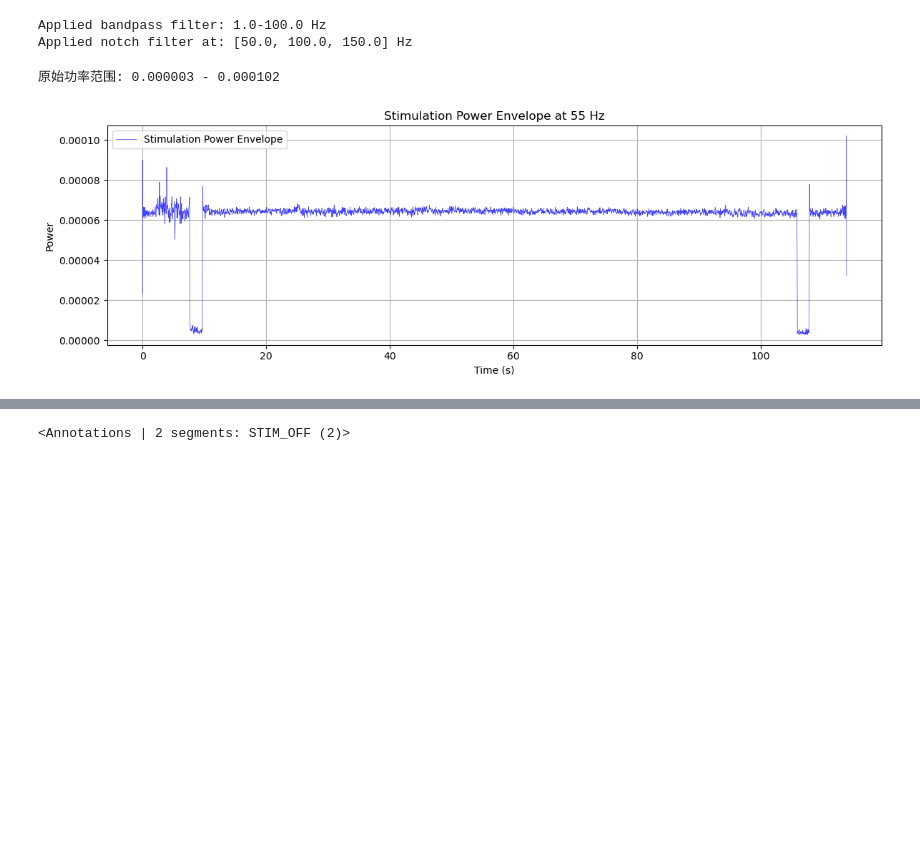
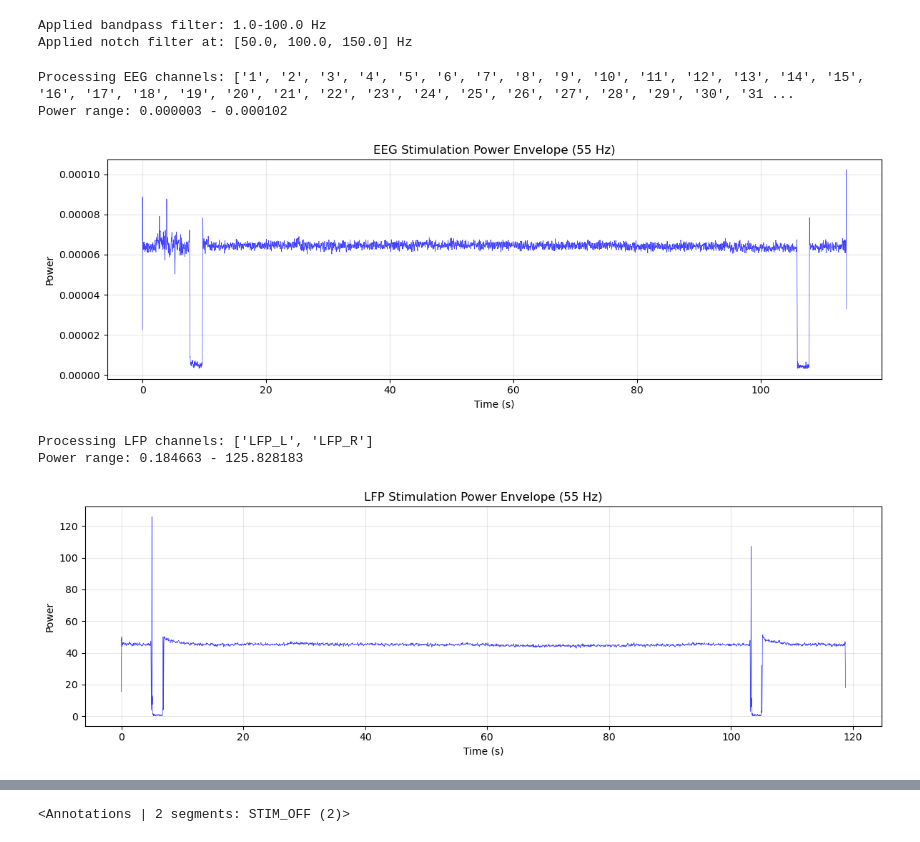
Before and after one commit to HanweiLiu-Viola/INF_WP3, a Jupyter notebook: notebooks/align_test.ipynb, the cells around one changed output, grey strips where cells are left out. Saved outputs shown, nothing was run; the diff lists cells and outputs as text; code cells hidden in the pictures; blank space fills up the shorter version.

```diff
--- a/notebooks/align_test.ipynb
+++ b/notebooks/align_test.ipynb
@@ -375,75 +379,99 @@ raw_eeg_prep = apply_preprocessing_filters(raw_eeg_prep, signal_type='eeg',
 Applied bandpass filter: 1.0-100.0 Hz
 Applied notch filter at: [50.0, 100.0, 150.0] Hz
 # %%
-def extract_stim_power_envelope(raw_eeg, stim_freq=130.0, freq_tolerance=3, plot=True):
+def extract_stim_power_envelope(raw, stim_freq=55.0, freq_tolerance=3,
+                                 eeg=False, lfp=False, plot=True):
     """
-    Extract stimulation power envelope from EEG using Hilbert transform.
+    Extract stimulation power envelope from EEG or LFP using Hilbert transform.
 
     Parameters
     ----------
-    raw_eeg : mne.io.Raw
-        EEG raw data
+    raw : mne.io.Raw
+        Raw EEG or LFP data
     stim_freq : float
         Expected DBS stimulation frequency (Hz)
     freq_tolerance : float
         Frequency band width around stim_freq (Hz)
+    eeg : bool
+        Set True for EEG signal
+    lfp : bool
+        Set True for LFP signal
+    plot : bool
+        Whether to plot the result
 
     Returns
     -------
-    stim_power : np.ndarray
-        Smoothed stimulation power envelope
-    times : np.ndarray
-        Time array in seconds
+    results : dict
+        Dictionary containing:
+        - 'stim_power': np.ndarray, stimulation power envelope
+        - 'times': np.ndarray, time array in seconds
+        - 'signal_type': str, type of signal ('EEG' or 'LFP')
     """
-    # Select EEG channels
-    eeg_picks = mne.pick_types(raw_eeg.info, eeg=True)
-    data = raw_eeg.get_data(picks=eeg_picks)
-    sfreq = raw_eeg.info['sfreq']
-    times = raw_eeg.times
+    sfreq = raw.info['sfreq']
+    times = raw.times
+
+    # Channel selection
+    if eeg:
+        picks = mne.pick_types(raw.info, eeg=True)
+        signal_type = 'EEG'
+    elif lfp:
+        picks = mne.pick_types(raw.info, seeg=True)
+        signal_type = 'LFP'
+    else:
+        raise ValueError("Please set eeg=True or lfp=True")
+
+    channels_used = [raw.ch_names[i] for i in picks]
+    data = raw.get_data(picks=picks)
+    print(f"\nProcessing {signal_type} channels: {channels_used}")
 
     # Bandpass filter around stimulation frequency
     freq_low = stim_freq - freq_tolerance
     freq_high = stim_freq + freq_tolerance
+
+    # Nyquist check
+    nyquist = sfreq / 2
+    if freq_high >= nyquist:
+        freq_high = nyquist - 1
+        print(f"Warning: high frequency adjusted to {freq_high:.1f} Hz (Nyquist limit)")
 
     filtered = mne.filter.filter_data(
         data, sfreq=sfreq,
         l_freq=freq_low,
         h_freq=freq_high,
         verbose=False
     )
 
     # Calculate envelope using Hilbert transform
     analytic = signal.hilbert(filtered, axis=1)
     envelope = np.abs(analytic)
 
     # Average across channels
     stim_power = np.mean(envelope, axis=0)
 
-    print(f"\n原始功率范围: {np.min(stim_power):.6f} - {np.max(stim_power):.6f}")
+    print(f"Power range: {np.min(stim_power):.6f} - {np.max(stim_power):.6f}")
 
     if plot:
-        # Plot stimulation power envelope
         plt.figure(figsize=(12, 4))
-        plt.plot(times, stim_power, label='Stimulation Power Envelope', color='blue', alpha=0.75, linewidth=0.5)
+        plt.plot(times, stim_power, color='blue', alpha=0.75, linewidth=0.5)
         plt.xlabel('Time (s)')
         plt.ylabel('Power')
-        plt.title(f'Stimulation Power Envelope at {stim_freq} Hz')
-        plt.legend()
-        plt.grid()
+        plt.title(f'{signal_type} Stimulation Power Envelope ({stim_freq} Hz)')
+        plt.grid(True, alpha=0.3)
         plt.tight_layout()
         plt.show()
 
+    return {'stim_power': stim_power, 'times': times, 'signal_type': signal_type}
 
-
-    return  {'stim_power': stim_power, 'times': times}
-
-
-# Extract stimulation power envelopeS
 STIM_FREQ = 55  # Hz
-results = extract_stim_power_envelope(raw_eeg_prep, stim_freq=STIM_FREQ, freq_tolerance=3)
+eeg_results = extract_stim_power_envelope(raw_eeg, stim_freq=STIM_FREQ, eeg=True)
+lfp_results = extract_stim_power_envelope(raw_lfp, stim_freq=STIM_FREQ, lfp=True)
 # %% [output]
-原始功率范围: 0.000003 - 0.000102
+Processing EEG channels: ['1', '2', '3', '4', '5', '6', '7', '8', '9', '10', '11', '12', '13', '14', '15', '16', '17', '18', '19', '20', '21', '22', '23', '24', '25', '26', '27', '28', '29', '30', '31 ...
+Power range: 0.000003 - 0.000102
-[figure, old version]
+[figure, new version]
+Processing LFP channels: ['LFP_L', 'LFP_R']
+Power range: 0.184663 - 125.828183
+[figure, added]
 # %%
 from scipy.ndimage import gaussian_filter1d
 
```
Also changed, not shown: parts of 35 cells of this notebook, 8 other files.
